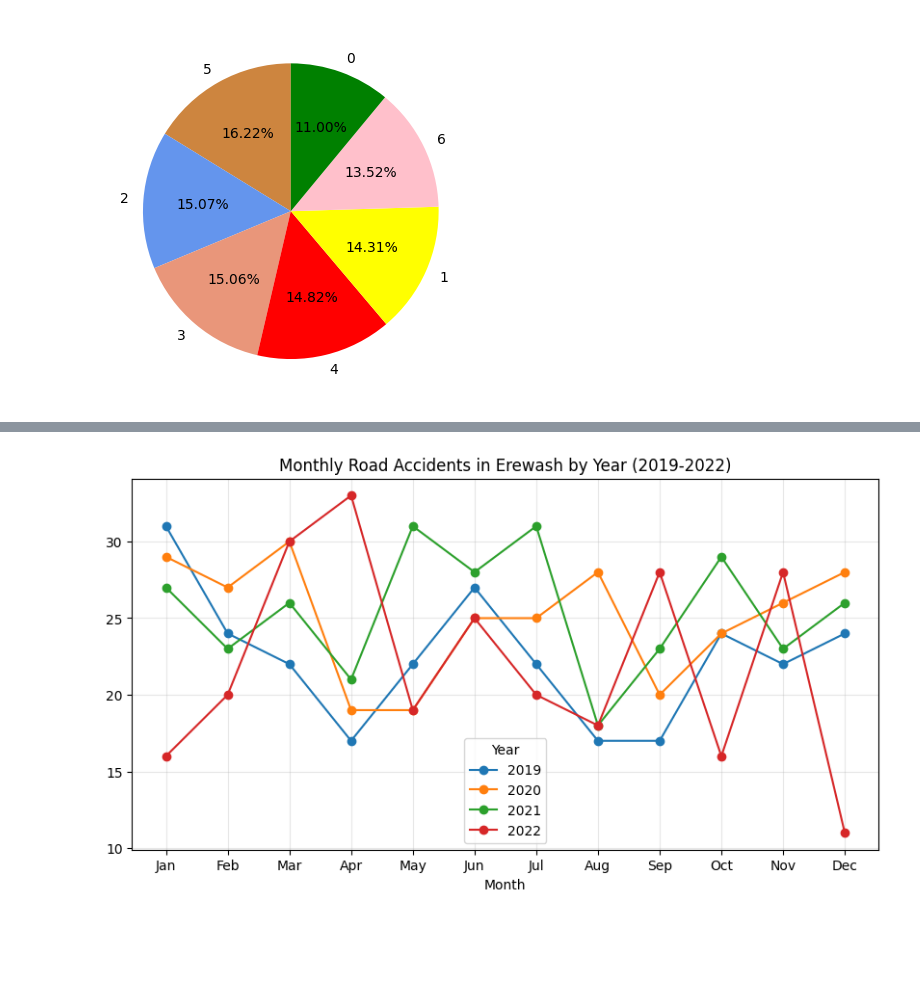
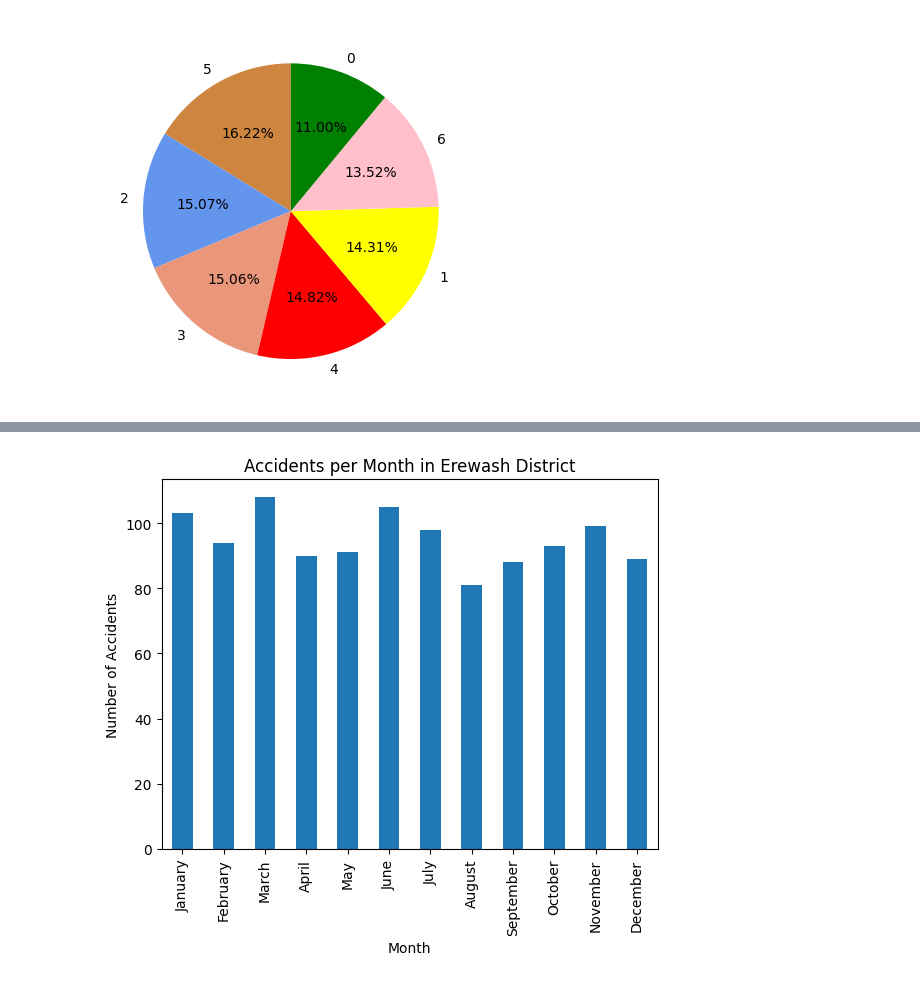
Before and after one commit to MArK720767/ELEC303-DataAnalytics, a Jupyter notebook: ELEC303 _GarayMark/Activity 2.ipynb, the cells around one changed output, grey strips where cells are left out. Saved outputs shown, nothing was run; the diff lists cells and outputs as text; code cells hidden in the pictures; blank space fills up the shorter version.

```diff
--- a/ELEC303 _GarayMark/Activity 2.ipynb
+++ b/ELEC303 _GarayMark/Activity 2.ipynb
@@ -12,7 +13,7 @@ warnings.filterwarnings("ignore")
 # %% [markdown]
 <h2>Load Dataset into Data Frame</h2>
 # %%
-data = pd.read_csv('datasets\\uk_road_accident.csv')
+data = pd.read_csv('dataset\\uk_road_accident.csv')
 # %% [markdown]
 <h2>Check DataFrame Information</h2>
 # %%
@@ -92,6 +93,16 @@ Urban_or_Rural_Area        0
 Weather_Conditions         0
 Vehicle_Type               0
 dtype: int64
+# %%
+data['Index'] = data['Index'].astype('str')
+data['Accident_Severity'] = data['Accident_Severity'].astype('category')
+data['Light_Conditions'] = data['Light_Conditions'].astype('category')
+data['District Area'] = data['District Area'].astype('category')
+data['Road_Surface_Conditions'] = data['Road_Surface_Conditions'].astype('category')
+data['Road_Type'] = data['Road_Type'].astype('category')
+data['Urban_or_Rural_Area'] = data['Urban_or_Rural_Area'].astype('category')
+data['Weather_Conditions'] = data['Weather_Conditions'].astype('category')
+data['Vehicle_Type'] = data['Vehicle_Type'].astype('category')
 # %% [markdown]
 <h1 style='text-align: center;'>Exploratory Data Analysis</h1>
 # %% [markdown]
@@ -620,17 +634,20 @@ plt.show()
 # %%
 Erewash = data[data['District Area'] == 'Erewash']
 # %%
-Erewash_monthly = Erewash.groupby(['Year', 'Month']).size()
 
-Erewash_monthly = Erewash_monthly.unstack(level=0)
+accidents_per_month = Erewash['Month'].value_counts().sort_index()
 
-Erewash_monthly.plot(
-    marker='o',
-    figsize=(10, 5),
-    title='Monthly Road Accidents in Erewash by Year (2019-2022)'
-)
-plt.xticks(range(1, 13), ['Jan','Feb','Mar','Apr','May','Jun','Jul','Aug','Sep','Oct','Nov','Dec'])
-plt.grid(alpha=0.3)
+month_names = {
+    1: 'January', 2: 'February', 3: 'March', 4: 'April',
+    5: 'May', 6: 'June', 7: 'July', 8: 'August',
+    9: 'September', 10: 'October', 11: 'November', 12: 'December'
+}
+
+accidents_per_month.index = accidents_per_month.index.map(month_names)
+accidents_per_month.plot(kind='bar')
+plt.title('Accidents per Month in Erewash District')
+plt.xlabel('Month')
+plt.ylabel('Number of Accidents')
 plt.show()
 # %% [output]
-[figure, old version]
+[figure, new version]
```
Also changed, not shown: parts of 74 cells of this notebook, 3 other files.
